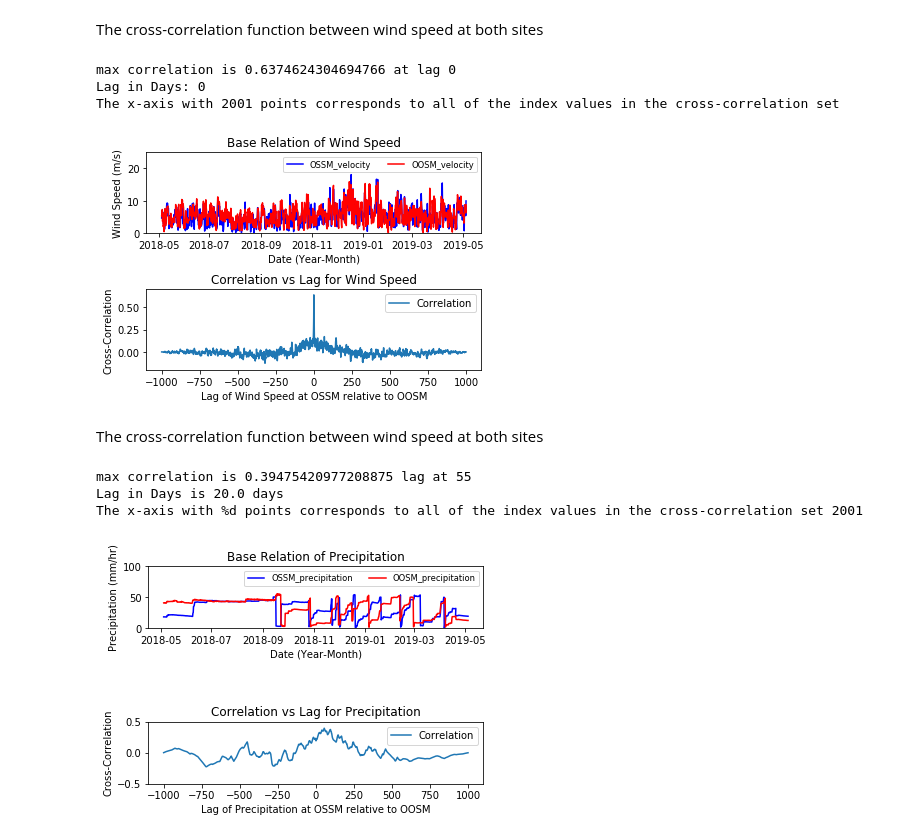
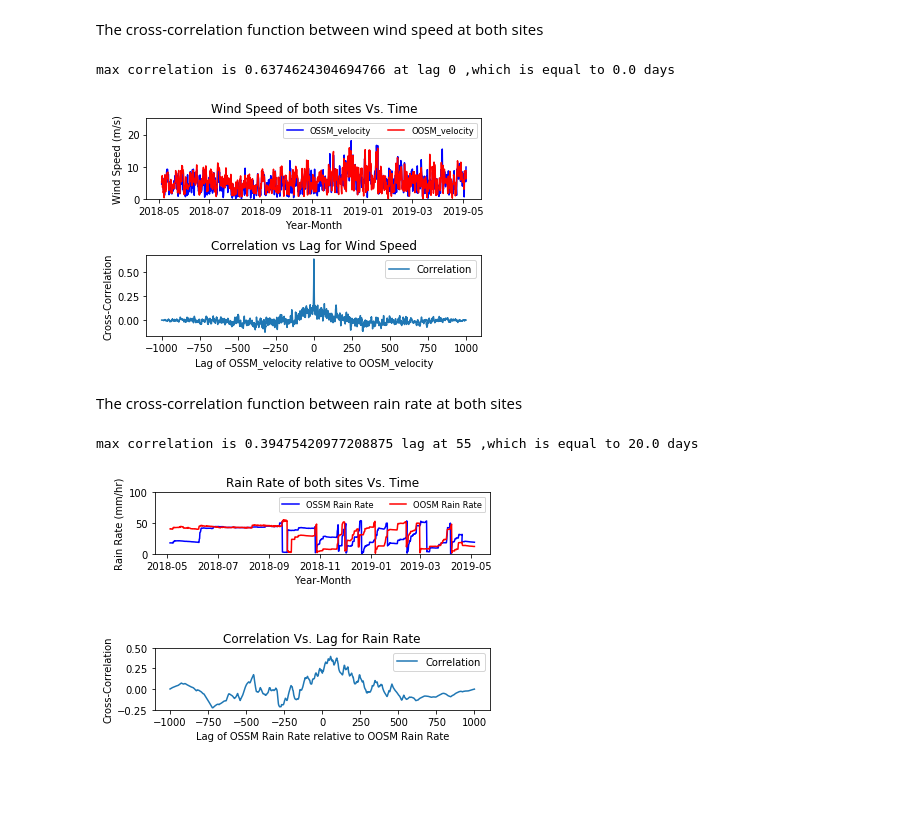
Before and after one commit to joshuamundt/Meteo_Proj, a Jupyter notebook: Meteorology proj.ipynb, the cells around one changed output. Cells and saved outputs as stored; diff of their text form; code cells hidden in the pictures; blank space fills up the shorter version.

```diff
--- a/Meteorology proj.ipynb
+++ b/Meteorology proj.ipynb
@@ -377,80 +377,64 @@ ax.plot(x, y1, 'b', label='OSSM_velocity')
 ax.plot(x, y2, 'r', label='OOSM_velocity')
 ax.set_ylim(0, 25)
 ax.legend(loc='upper right', fontsize='small', ncol=2)
-ax.set_title('Base Relation of Wind Speed')
+ax.set_title('Wind Speed of both sites Vs. Time')
 ax.set_ylabel('Wind Speed (m/s)')
-ax.set_xlabel('Date (Year-Month)')
+ax.set_xlabel('Year-Month')
 
 
 ax = axs[1]
 ax.plot(lags, ccor, label='Correlation')
 ax.legend()
-ax.set_ylim(-.2, .7)
 ax.set_ylabel('Cross-Correlation')
-ax.set_xlabel('Lag of Wind Speed at OSSM relative to OOSM')
+ax.set_xlabel('Lag of OSSM_velocity relative to OOSM_velocity')
 ax.set_title('Correlation vs Lag for Wind Speed')
 
 plt.subplots_adjust(hspace=.7)
 maxccor = np.max(ccor)
 maxlag = lags[np.argmax(ccor)]
-print("max correlation is",str(maxccor),"at lag",maxlag)
-
-days = (maxlag/len(time))*365
-print('Lag in Days: %d' % days)
-
-maxccor = np.max(ccor)
-
-z=len(lags)
-print('The x-axis with %d points corresponds to all of the index values in the cross-correlation set'  % z)
+days = (maxlag/len(time))*365 #take the ratio and multiply by days in a year
+print("max correlation is",str(maxccor),"at lag",maxlag,",""which is equal to",round(days),"days")
 # %% [output]
-max correlation is 0.6374624304694766 at lag 0
-Lag in Days: 0
-The x-axis with 2001 points corresponds to all of the index values in the cross-correlation set
+max correlation is 0.6374624304694766 at lag 0 ,which is equal to 0.0 days
-[figure, old version]
+[figure, new version]
 # %% [markdown]
-The cross-correlation function between wind speed at both sites
+The cross-correlation function between rain rate at both sites
 # %%
-y1 = np.asarray(OSSM_precipitation)
-y2 = np.asarray(OOSM_precipitation)
+y1 = np.asarray(OSSM_precipitation) # y1= oregon Shelf surface
+y2 = np.asarray(OOSM_precipitation)  # y2 = oregon offshore surface
 
 x = OSSM_time
 
 lags = np.arange(-len(y1) + 1, len(y1))
 ccov = np.correlate(y1 - y1.mean(), y2 - y2.mean(), mode='full')
 ccor = ccov / (len(y1) * y1.std() * y2.std())
 
+
 fig, axs = plt.subplots(nrows=2)
 fig.subplots_adjust(hspace=1.5)
 ax = axs[0]
-ax.plot(x, y1, 'b', label='OSSM_precipitation')
-ax.plot(x, y2, 'r', label='OOSM_precipitation')
+ax.plot(x, y1, 'b', label='OSSM Rain Rate')
+ax.plot(x, y2, 'r', label='OOSM Rain Rate')
 ax.set_ylim(0, 100)
 ax.legend(loc='upper right', fontsize='small', ncol=2)
-ax.set_title('Base Relation of Precipitation')
-ax.set_ylabel('Precipitation (mm/hr)')
-ax.set_xlabel('Date (Year-Month)')
+ax.set_title('Rain Rate of both sites Vs. Time')
+ax.set_ylabel('Rain Rate (mm/hr)')
+ax.set_xlabel('Year-Month')
 
 ax = axs[1]
 ax.plot(lags, ccor, label='Correlation')
 ax.legend()
-ax.set_ylim(-.5, .5)
+ax.set_ylim(-.25, .5)
 ax.set_ylabel('Cross-Correlation')
-ax.set_xlabel('Lag of Precipitation at OSSM relative to OOSM')
-ax.set_title('Correlation vs Lag for Precipitation')
+ax.set_xlabel('Lag of OSSM Rain Rate relative to OOSM Rain Rate')
+ax.set_title('Correlation Vs. Lag for Rain Rate')
 
 plt.subplots_adjust(hspace=1.5)
 
 maxlag = lags[np.argmax(ccor)]
 maxccor = np.max(ccor)
-print("max correlation is", str(maxccor),"lag at", maxlag)
-
-days = (maxlag/len(time))*365
-print("Lag in Days is",round(days), "days")
-
-z=len(lags)
-print("The x-axis with %d points corresponds to all of the index values in the cross-correlation set", z)
+days = (maxlag/len(time))*365 #take the ratio and multiply by days in a year
+print("max correlation is", str(maxccor),"lag at", maxlag,",""which is equal to",round(days),"days")
 # %% [output]
-max correlation is 0.39475420977208875 lag at 55
-Lag in Days is 20.0 days
-The x-axis with %d points corresponds to all of the index values in the cross-correlation set 2001
+max correlation is 0.39475420977208875 lag at 55 ,which is equal to 20.0 days
-[figure, old version]
+[figure, new version]
```
Also changed, not shown: parts of 1 cell of this notebook.
